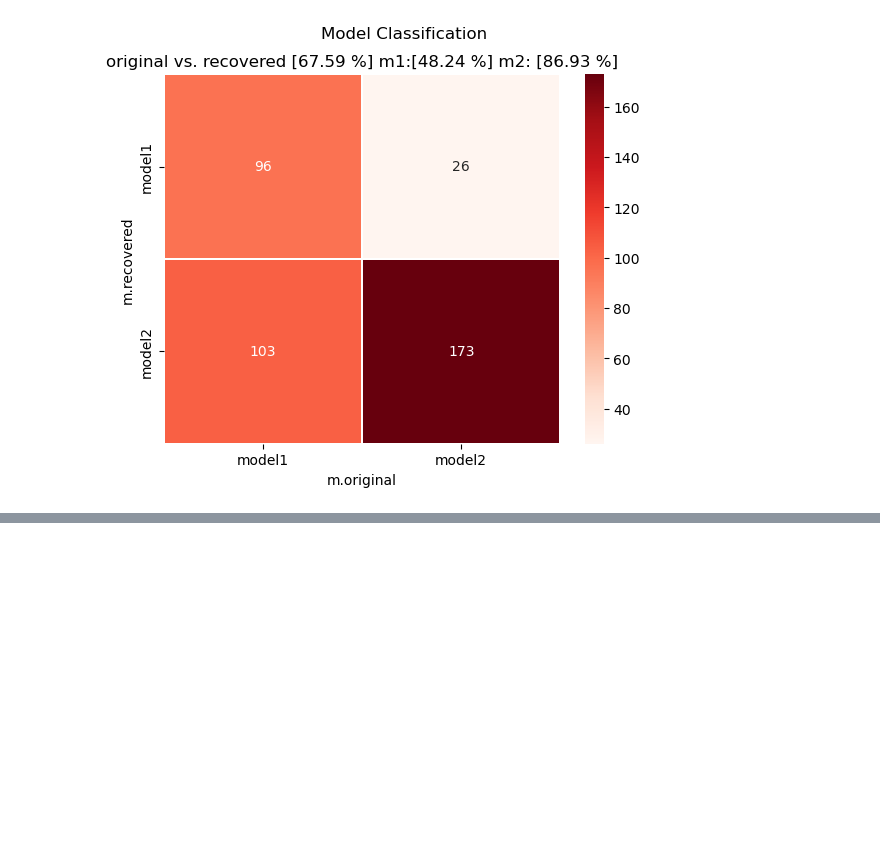
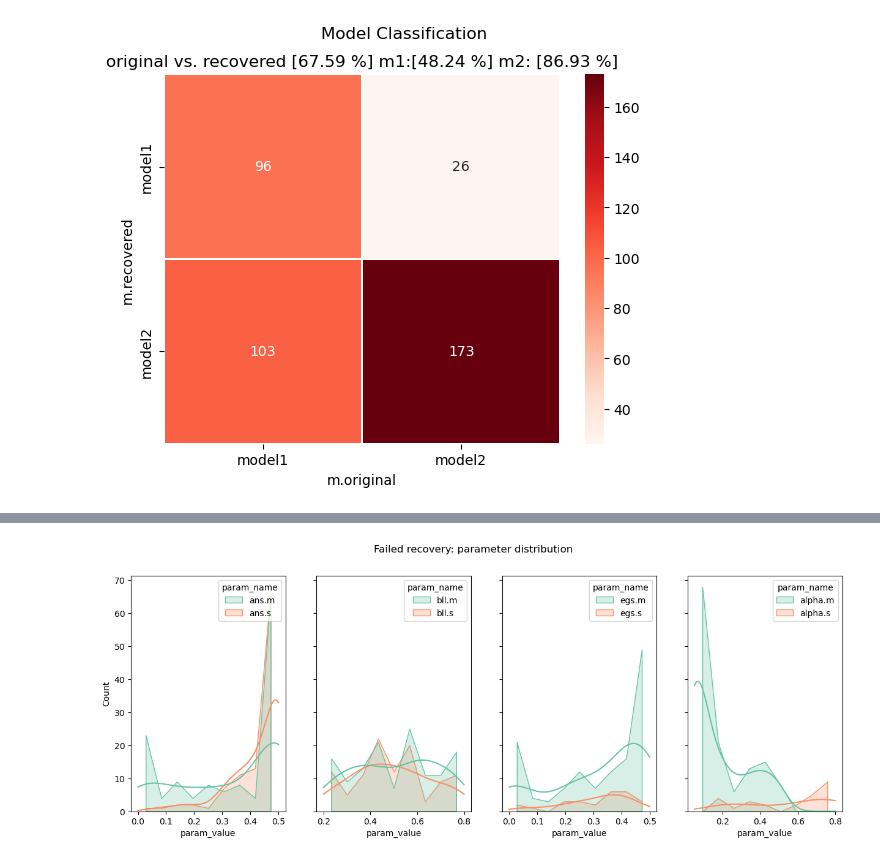
Before and after one commit to yangyuxue2333/RLvIBL-Re, a Jupyter notebook: analysis/analysis_param_recovery_best2.ipynb, the cells around one changed output, grey strips where cells are left out. Saved outputs shown, nothing was run; the diff lists cells and outputs as text; code cells hidden in the pictures; blank space fills up the shorter version.

Commit message:
update best parameter recovery analysis

```diff
--- a/analysis/analysis_param_recovery_best2.ipynb
+++ b/analysis/analysis_param_recovery_best2.ipynb
@@ -118,0 +124,30 @@ plt.show()
+# %%
+df1 = pd.read_csv(os.path.join(main_dir, log_dir, 'actr_maxLL.csv'), index_col=0)
+df1 = df1.rename(columns={'FakeModel':'m.original', 'BestModel':'m.recovered'})
+df1['m.recovered'] = df1['m.recovered'].replace({'m1':'model1', 'm2':'model2'})
+
+# compare m.original and m.recovery
+df1['same'] = df1['m.original'] == df1['m.recovered']
+dfb = df1[~df1['same']]
+# %%
+def reshape_bad_recovery(dfb, subtitle=''):
+    # reshape data
+    m1_pcols = [['HCPID', p+'.m', p+'.s'] for p in ACTR_PARAMETER_NAME['model1'][:2]]
+    m2_pcols = [['HCPID', p+'.m', p+'.s'] for p in ACTR_PARAMETER_NAME['model2'][:2]]
+
+    pcols = m1_pcols+m2_pcols
+    # dfb_list = [dfb[c].dropna(axis=0).melt(id_vars=['HCPID'], var_name='param_name', value_name='param_value') for c in pcols]
+    dfb_list = [dfb[c].melt(id_vars=['HCPID'], var_name='param_name', value_name='param_value') for c in pcols]
+
+
+    # plot
+    fig, axes = plt.subplots(1,4, figsize=(15,5), sharey=True, sharex=False)
+    fig.suptitle('Failed recovery: parameter distribution \n%s' % (subtitle))
+    for i in range(len(axes)):
+        sns.histplot(data=dfb_list[i], x='param_value', hue='param_name',  kde=True, element='poly', palette='Set2',ax=axes[i])
+
+    return dfb_list
+# %%
+dfb_list = reshape_bad_recovery(dfb)
+# %% [output]
+[figure, added]
```
Also changed, not shown: parts of 3 cells of this notebook, 1 other file.
